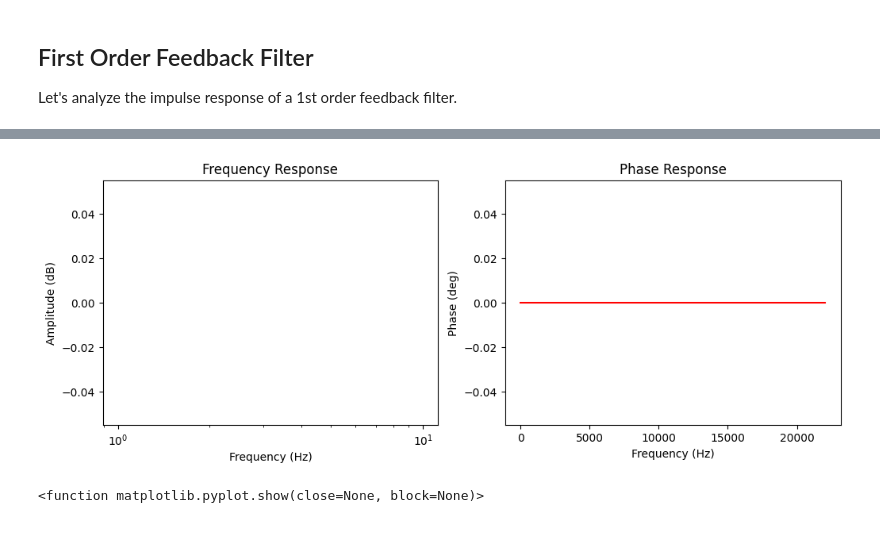
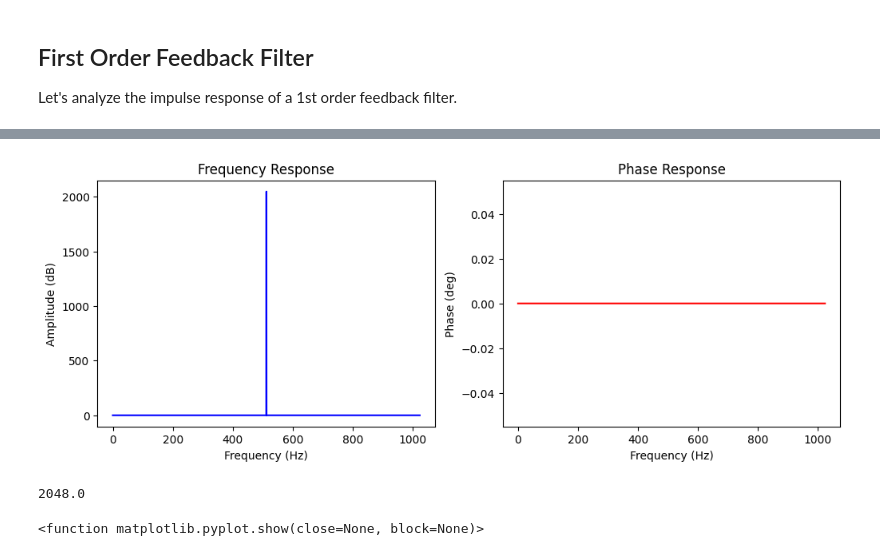
Before and after one commit to Thrifleganger/filter-basics, a Jupyter notebook: Python/First Order Feedback Filter.ipynb, the cells around one changed output, grey strips where cells are left out. Cells and saved outputs as stored; diff of their text form; code cells hidden in the pictures.

```diff
--- a/Python/First Order Feedback Filter.ipynb
+++ b/Python/First Order Feedback Filter.ipynb
@@ -19,7 +19,7 @@ def feedbackFilter(x, a0, a1, b1):
 impulse = np.zeros(frameSize)
 impulse[0] = 1;
 
-impulseResponse = feedbackFilter(impulse, 0.5, 0.0, 1)
+impulseResponse = feedbackFilter(impulse, 1, 0.0, 1)
 
 fig, axes = plt.subplots(1, 2, figsize=(12,4))
 ax = axes[0]
@@ -52,33 +52,38 @@ audio
 # %%
 from scipy.fftpack import fft
 
 sampleRate = 44100
 #spectrum = fft(feedbackFilter(impulse, 0.5, 0, 0.95))
 spectrum = fft(impulseResponse)
 
-x = np.linspace(0, spectrum.size * sampleRate / frameSize / 2 , spectrum.size//2)
+#x = np.linspace(0, spectrum.size * sampleRate / frameSize / 2 , spectrum.size//2)
+x = np.linspace(0, spectrum.size / 2, spectrum.size)
 
 fig, axes = plt.subplots(1, 2, figsize=(12,4))
 ax = axes[0]
 with np.errstate(divide='ignore'):
-    y = (20 * np.log10(np.abs(spectrum)))[:spectrum.size//2]
+    y = (np.abs(spectrum))[:spectrum.size]
 ax.plot(x, y, 'b')
-ax.set_xscale('log')
+#ax.set_xscale('log')
 ax.set_xlabel('Frequency (Hz)')
 ax.set_ylabel('Amplitude (dB)')
 ax.set_title("Frequency Response")
 
 ax = axes[1]
-y = np.degrees(np.angle(spectrum))[:spectrum.size//2]
+y = np.degrees(np.angle(spectrum))[:spectrum.size]
 ax.plot(x, y, 'r')
 #ax.set_xscale('log')
 ax.set_xlabel('Frequency (Hz)')
 ax.set_ylabel('Phase (deg)')
 ax.set_title("Phase Response")
 
+arg = np.argwhere(np.abs(spectrum) > 2)
 plt.show()
+arg
+np.abs(spectrum)[1024]
 # %% [output]
-[figure, old version]
+[figure, new version]
+2048.0
 # %%
 impulse = np.zeros(frameSize)
 impulse[0] = 1;
```
Also changed, not shown: parts of 2 cells of this notebook, 3 other files.
